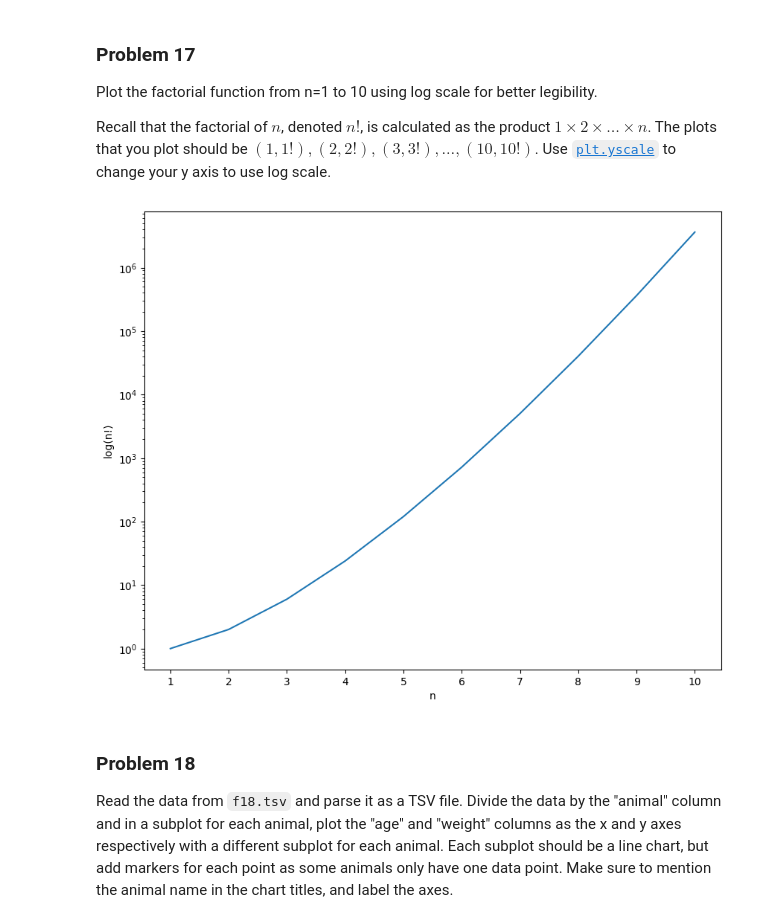
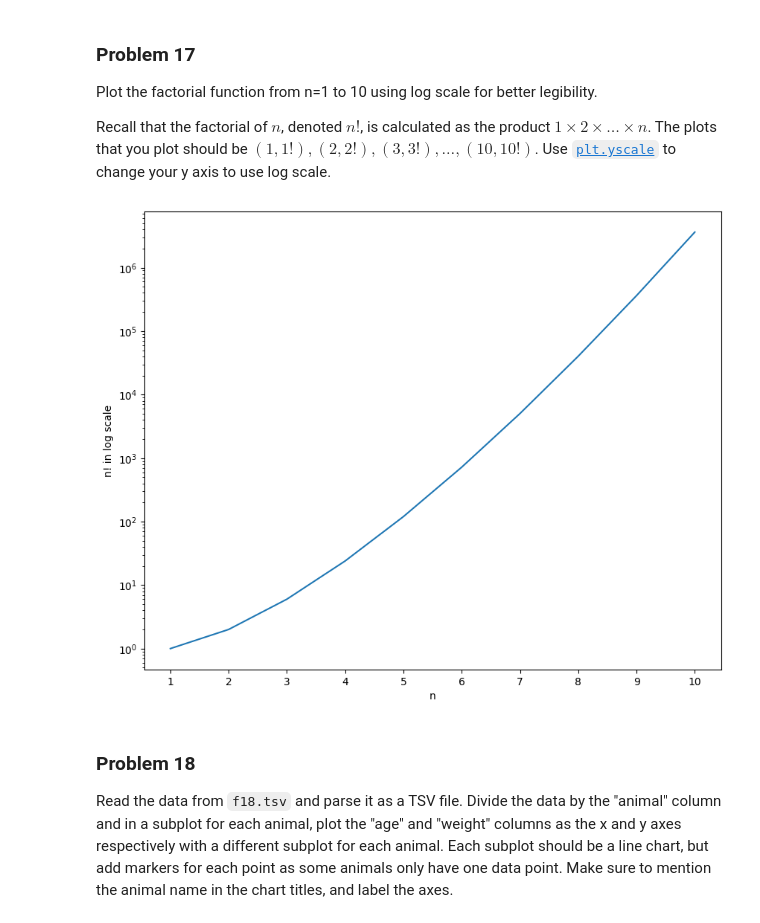
Before and after one commit to garikapativineet/dx602-homework-05, a Jupyter notebook: homework.ipynb, the cells around one changed output. Saved outputs shown, nothing was run; the diff lists cells and outputs as text; code cells hidden in the pictures.

```diff
--- a/homework.ipynb
+++ b/homework.ipynb
@@ -472,19 +472,19 @@ Use [`plt.yscale`](https://matplotlib.org/stable/api/_as_gen/matplotlib.pyplot.y
 # %%
 # YOUR CHANGES HERE
 
 x_val=list(range(1,11))
 y_val=[math.factorial(i) for i in x_val]
 
 
 plt.figure(figsize=(10,8))
 plt.plot(x_val,y_val)
 plt.yscale("log")
 plt.xlabel("n")
-plt.ylabel("log(n!)")
+plt.ylabel("n! in log scale")
 plt.xticks(x_val)
 plt.show()
 # %% [output]
-[figure, old version]
+[figure, new version]
 # %% [markdown]
 ### Problem 18
 
```
Also changed, not shown: parts of 4 cells of this notebook.
